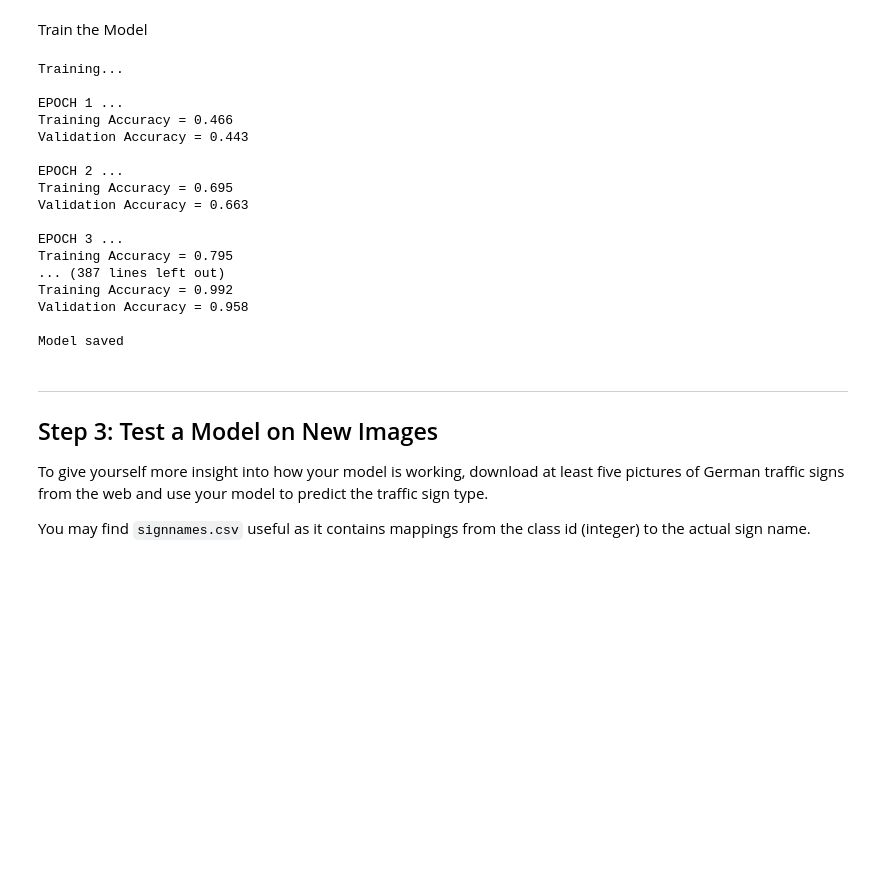
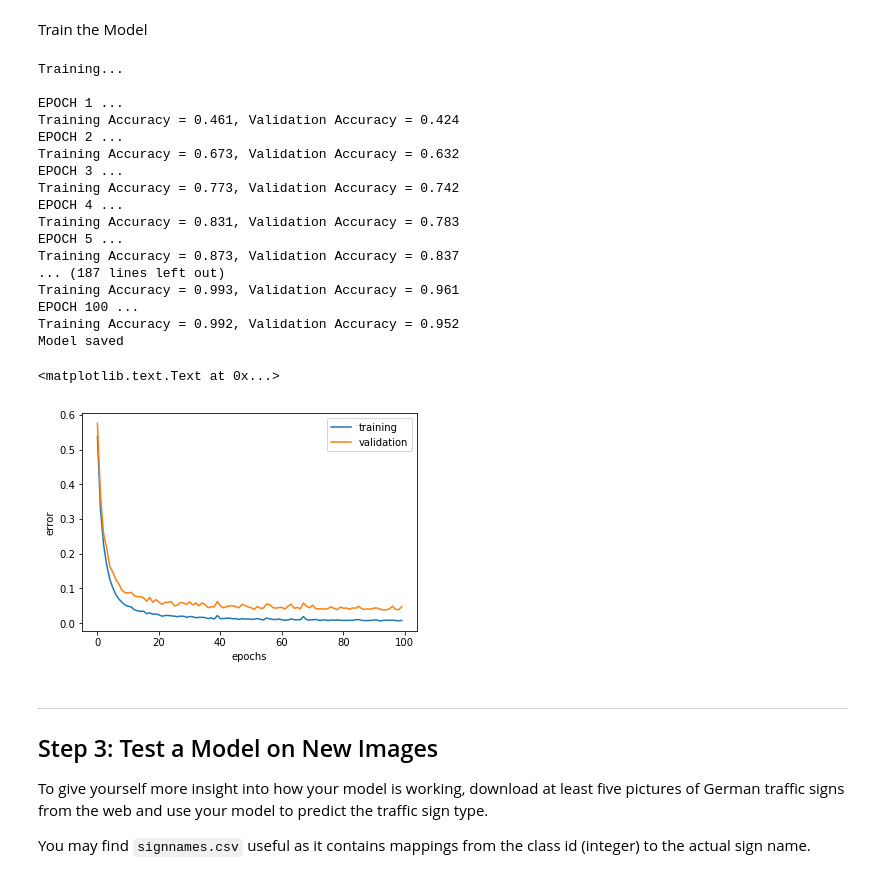
Before and after one commit to niechen/CarND-Traffic-Sign-Classifier-Project, a Jupyter notebook: Traffic_Sign_Classifier.ipynb, the cells around one changed output. Saved outputs shown, nothing was run; the diff lists cells and outputs as text; code cells hidden in the pictures; blank space fills up the shorter version.

```diff
--- a/Traffic_Sign_Classifier.ipynb
+++ b/Traffic_Sign_Classifier.ipynb
@@ -167,6 +167,7 @@ def normalize_image_dataset(dataset):
     for i in range(dataset.shape[0]):
         norm[i] = cv2.equalizeHist(cv2.cvtColor(dataset[i], cv2.COLOR_RGB2GRAY))
     norm = norm[:, :, :, np.newaxis]
+    norm = (norm - 128)/128
     return norm
 # %%
 # # normalize all images
@@ -174,9 +175,9 @@ X_train = normalize_image_dataset(X_train)
 X_valid = normalize_image_dataset(X_valid)
 X_test = normalize_image_dataset(X_test)
 
-X_train = (X_train - 128)/128
-X_valid = (X_valid - 128)/128
-X_test = (X_test - 128)/128
+# X_train = (X_train - 128)/128
+# X_valid = (X_valid - 128)/128
+# X_test = (X_test - 128)/128
 # X_train_orig = X_train
 # X_valid_orig = X_valid
 # X_test_orig = X_test
@@ -267,7 +268,7 @@ x is a placeholder for a batch of input images. y is a placeholder for a batch o
 # %%
 EPOCHS = 100
 BATCH_SIZE = 128
-LEARNING_RATE = 0.001
+LEARNING_RATE = 0.0005
 # %%
 x = tf.placeholder(tf.float32, (None, 32, 32, COLOR_CHANNEL))
 y = tf.placeholder(tf.int32, (None))
@@ -300,6 +301,8 @@ def evaluate(X_data, y_data):
 Train the Model
 # %%
 from sklearn.utils import shuffle
+training_error = np.zeros(EPOCHS)
+validation_error = np.zeros(EPOCHS)
 
 with tf.Session(config=tf.ConfigProto(log_device_placement=True)) as sess:
     sess.run(tf.global_variables_initializer())
@@ -315,12 +318,11 @@ with tf.Session(config=tf.ConfigProto(log_device_placement=True)) as sess:
             sess.run(training_operation, feed_dict={x: batch_x, y: batch_y})
 
         training_accuracy = evaluate(X_train, y_train)
+        validation_accuracy = evaluate(X_valid, y_valid)
         print("EPOCH {} ...".format(i+1))
-        print("Training Accuracy = {:.3f}".format(training_accuracy))
-
-        validation_accuracy = evaluate(X_valid, y_valid)
-        print("Validation Accuracy = {:.3f}".format(validation_accuracy))
-        print()
+        print("Training Accuracy = {:.3f}, Validation Accuracy = {:.3f}".format(training_accuracy, validation_accuracy))
+        training_error[i] = 1 - training_accuracy
+        validation_error[i] = 1 - validation_accuracy
 
     saver.save(sess, './lenet')
     print("Model saved")
@@ -328,20 +330,29 @@ with tf.Session(config=tf.ConfigProto(log_device_placement=True)) as sess:
 Training...
 
 EPOCH 1 ...
-Training Accuracy = 0.466
-Validation Accuracy = 0.443
-
+Training Accuracy = 0.461, Validation Accuracy = 0.424
 EPOCH 2 ...
-Training Accuracy = 0.695
-Validation Accuracy = 0.663
-
+Training Accuracy = 0.673, Validation Accuracy = 0.632
 EPOCH 3 ...
-Training Accuracy = 0.795
-... (387 lines left out)
-Training Accuracy = 0.992
-Validation Accuracy = 0.958
-
+Training Accuracy = 0.773, Validation Accuracy = 0.742
+EPOCH 4 ...
+Training Accuracy = 0.831, Validation Accuracy = 0.783
+EPOCH 5 ...
+Training Accuracy = 0.873, Validation Accuracy = 0.837
+... (187 lines left out)
+Training Accuracy = 0.993, Validation Accuracy = 0.961
+EPOCH 100 ...
+Training Accuracy = 0.992, Validation Accuracy = 0.952
 Model saved
+# %%
+plt.plot(training_error)
+plt.plot(validation_error)
+plt.legend(["training","validation"])
+plt.xlabel("epochs")
+plt.ylabel("error")
+# %% [output]
+<matplotlib.text.Text at 0x...>
+[figure, added]
 # %% [markdown]
 ---
 
```
Also changed, not shown: parts of 12 cells of this notebook.
